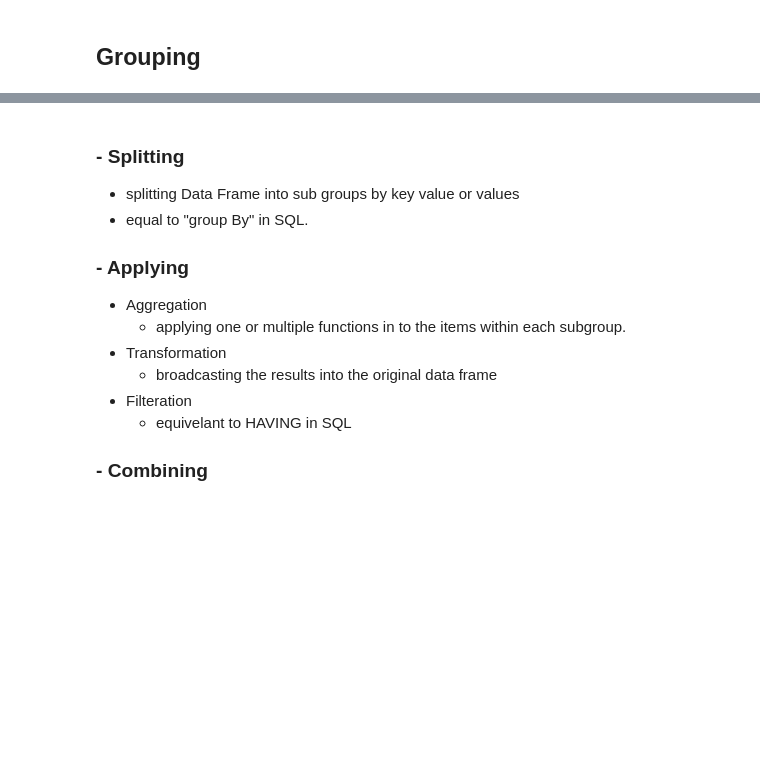
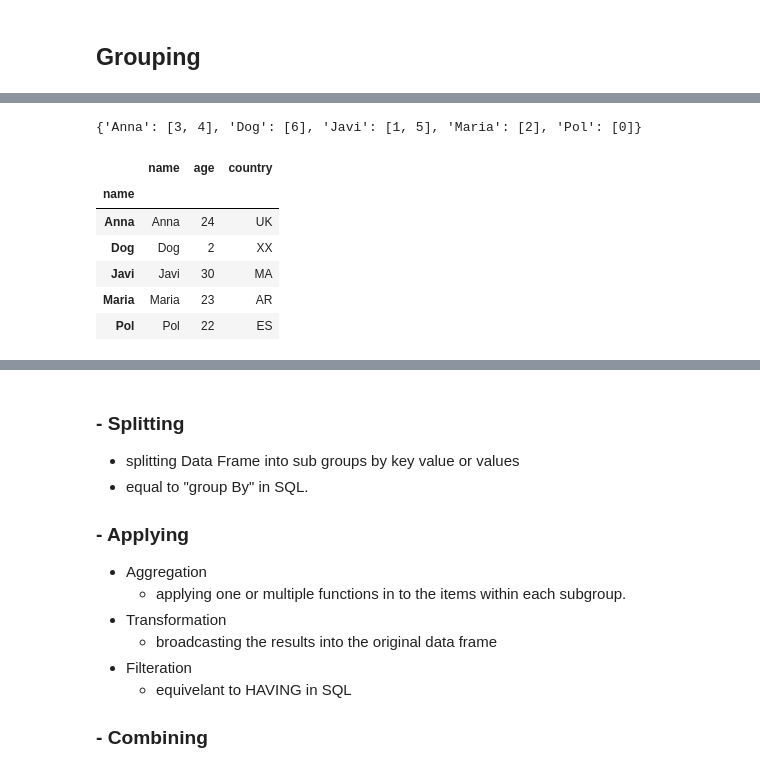
Before and after one commit to tunjaynasibli/IH_RH_DA_FT_JAN_2022, a Jupyter notebook: Class_Materials/Pandas/Notebook_Code_Along_RH_Pandas_Data_Frame_General-3.ipynb, the cells around one changed output, grey strips where cells are left out. Drawn from its saved outputs; the diff is of its cells as text; code cells hidden in the pictures; blank space fills up the shorter version.

```diff
--- a/Class_Materials/Pandas/Notebook_Code_Along_RH_Pandas_Data_Frame_General-3.ipynb
+++ b/Class_Materials/Pandas/Notebook_Code_Along_RH_Pandas_Data_Frame_General-3.ipynb
@@ -1006,0 +1007,14 @@ people_df.groupby("name").count()
+# %%
+people_df.groupby("name").groups
+# %% [output]
+{'Anna': [3, 4], 'Dog': [6], 'Javi': [1, 5], 'Maria': [2], 'Pol': [0]}
+# %%
+people_df.groupby("name").apply(np.max)
+# %% [output]
+|  | name | age | country |
+| name |  |  |  |
+| Anna | Anna | 24 | UK |
+| Dog | Dog | 2 | XX |
+| Javi | Javi | 30 | MA |
+| Maria | Maria | 23 | AR |
+| Pol | Pol | 22 | ES |
```
Also changed, not shown: parts of 14 cells of this notebook.
